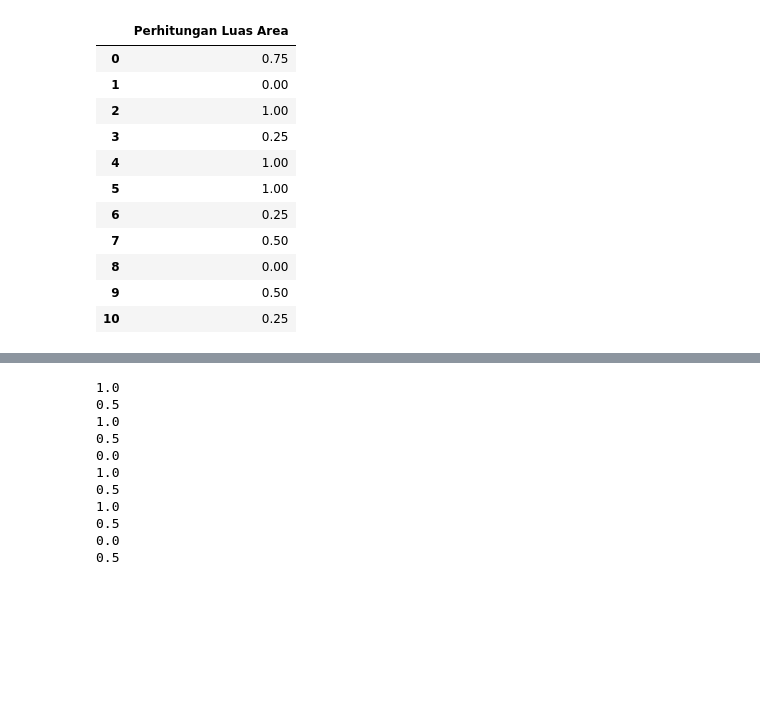
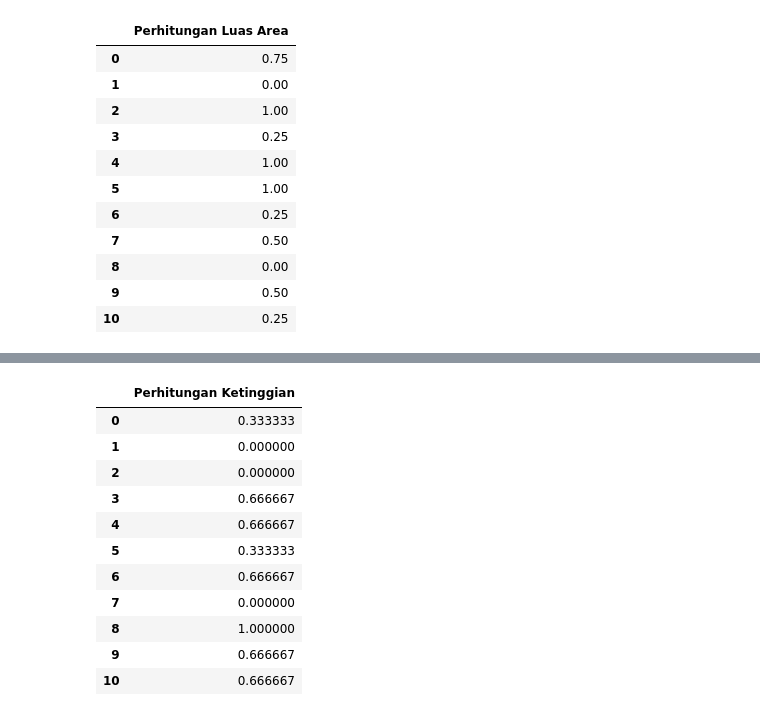
Before and after one commit to Jremiegii/Sistem_Pendukung_Pengambilan_Keputusan, a Jupyter notebook: Source Code/Multi-AttributeUtilityTheoryAnalysis/main.ipynb, the cells around one changed output, grey strips where cells are left out. Cells and saved outputs as stored; diff of their text form; code cells hidden in the pictures; blank space fills up the shorter version.

```diff
--- a/Source Code/Multi-AttributeUtilityTheoryAnalysis/main.ipynb
+++ b/Source Code/Multi-AttributeUtilityTheoryAnalysis/main.ipynb
@@ -318,0 +319,15 @@ for i in df['Ketinggian'] :
+# %%
+df_Ketinggian.head(11)
+# %% [output]
+|  | Perhitungan Ketinggian |
+| 0 | 0.333333 |
+| 1 | 0.000000 |
+| 2 | 0.000000 |
+| 3 | 0.666667 |
+| 4 | 0.666667 |
+| 5 | 0.333333 |
+| 6 | 0.666667 |
+| 7 | 0.000000 |
+| 8 | 1.000000 |
+| 9 | 0.666667 |
+| 10 | 0.666667 |
@@ -319,16 +336,5 @@ for i in df['Ketinggian'] :
 # %%
 for i in df['Kemiringan'] :
     Hitung = (i - MinimalKemiringan) / (MaksimalKemiringan - MinimalKemiringan)
-    print(Hitung)
+    # print(Hitung)
+    df_Kemiringan = pd.concat([df_Kemiringan, pd.DataFrame({'Perhitungan Kemiringan': [Hitung]})], ignore_index=True)
-# %% [output]
-1.0
-0.5
-1.0
-0.5
-0.0
-1.0
-0.5
-1.0
-0.5
-0.0
-0.5
```
Also changed, not shown: parts of 21 cells of this notebook.
